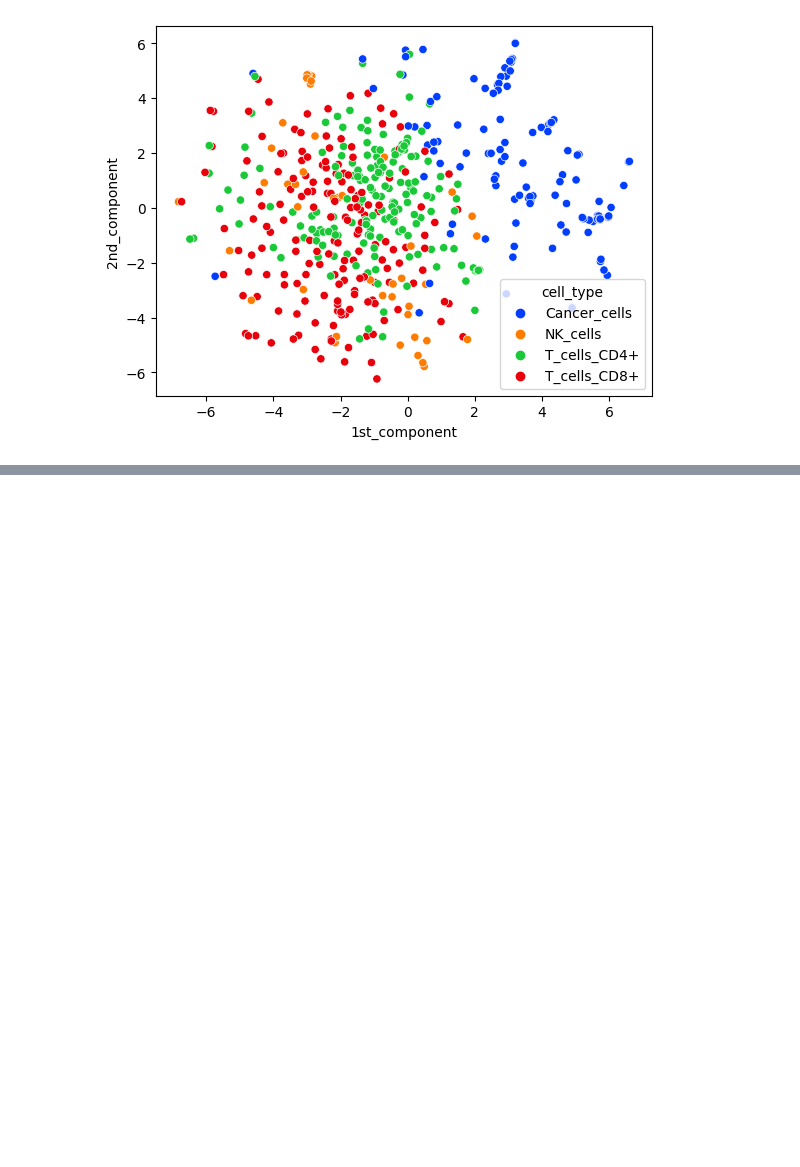
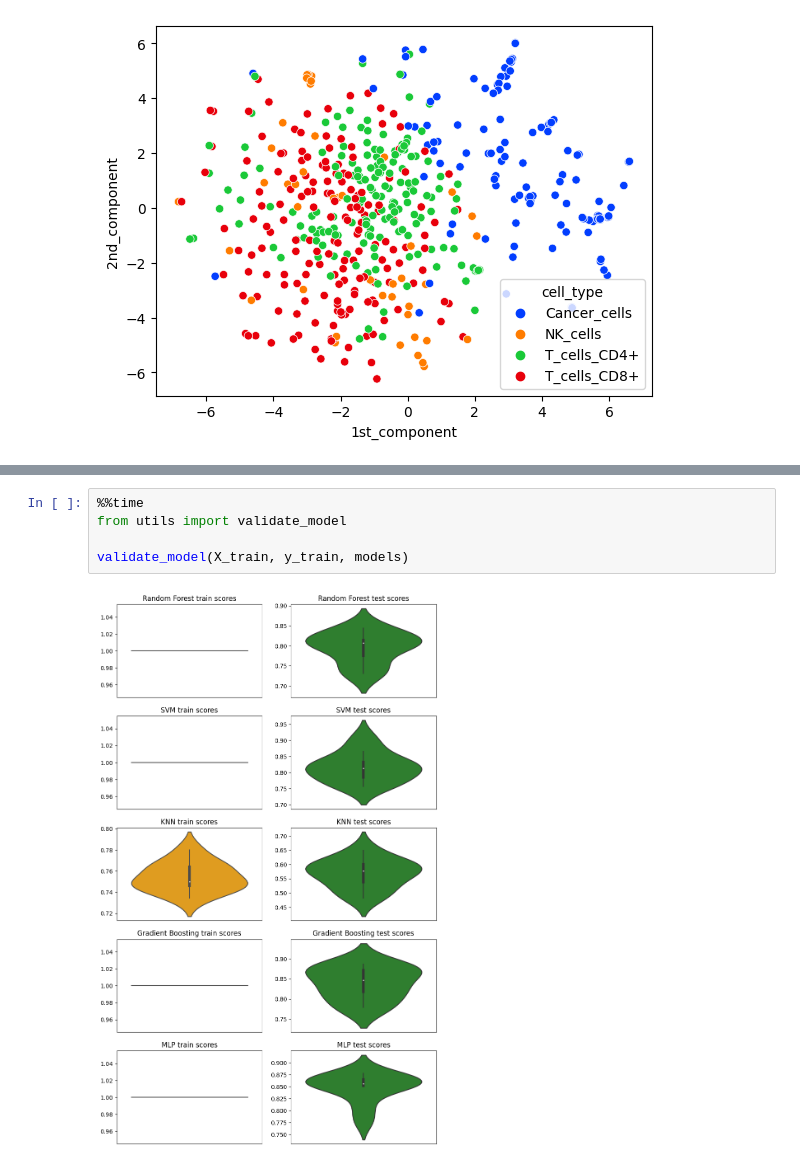
Before and after one commit to DataSaiyentist/DataCamp_scRNAseq, a Jupyter notebook: model.ipynb, the cells around one changed output, grey strips where cells are left out. Saved outputs shown, nothing was run; the diff lists cells and outputs as text; blank space fills up the shorter version.

Commit message:
upload models

```diff
--- a/model.ipynb
+++ b/model.ipynb
@@ -164,0 +190,7 @@ Gradient Boosting Accuracy: 0.80
+# %%
+%%time
+from utils import validate_model
+
+validate_model(X_train, y_train, models)
+# %% [output]
+[figure, added]
```
Also changed, not shown: parts of 16 cells of this notebook, 6 other files.
